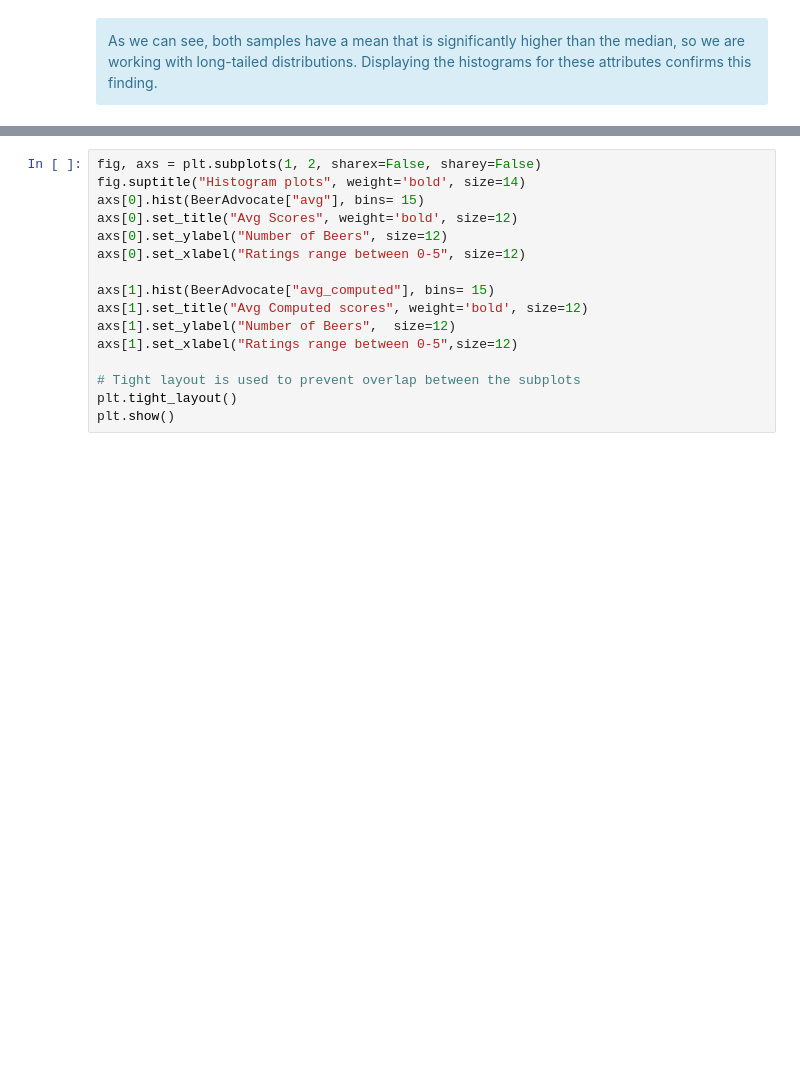
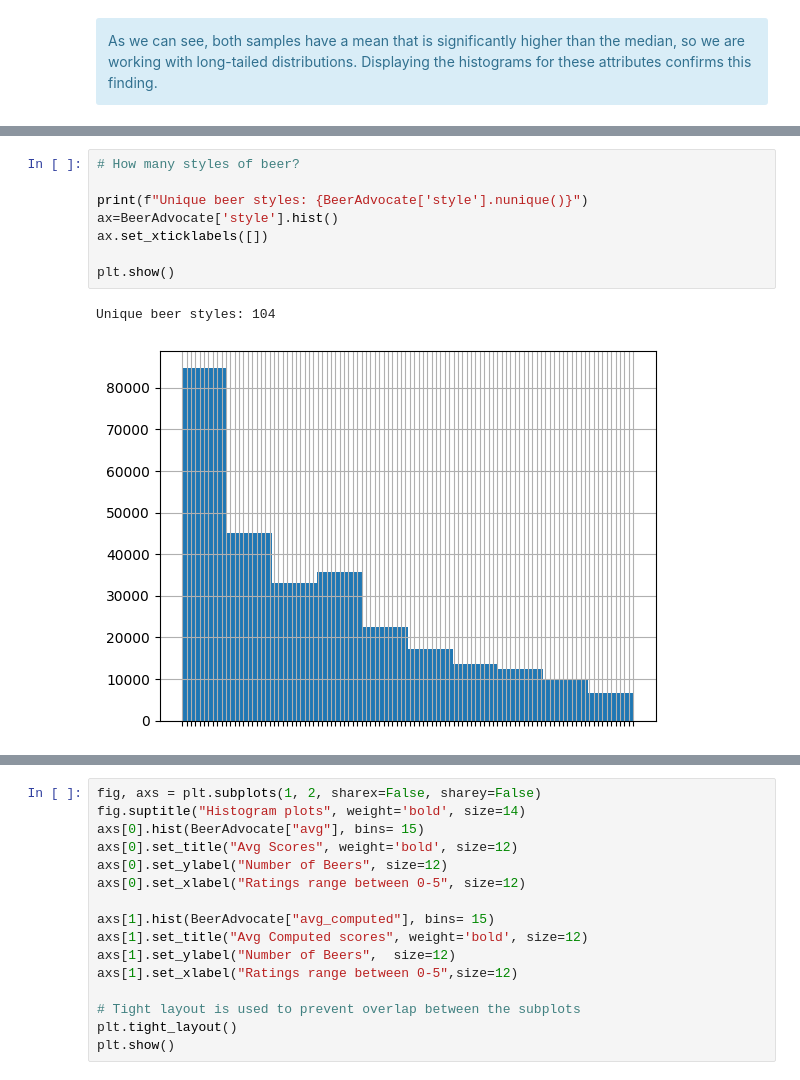
Before and after one commit to epfl-ada/ada-2022-project-miraculouscobras420, a Jupyter notebook: project_milestone2_mark.ipynb, the cells around one changed output, grey strips where cells are left out. Drawn from its saved outputs; the diff is of its cells as text; blank space fills up the shorter version.

```diff
--- a/project_milestone2_mark.ipynb
+++ b/project_milestone2_mark.ipynb
@@ -206,0 +232,11 @@ As we can see, both samples have a mean that is significantly higher than the me
+# %%
+# How many styles of beer?
+
+print(f"Unique beer styles: {BeerAdvocate['style'].nunique()}")
+ax=BeerAdvocate['style'].hist()
+ax.set_xticklabels([])
+
+plt.show()
+# %% [output]
+Unique beer styles: 104
+[figure, added]
```
Also changed, not shown: parts of 5 cells of this notebook.
